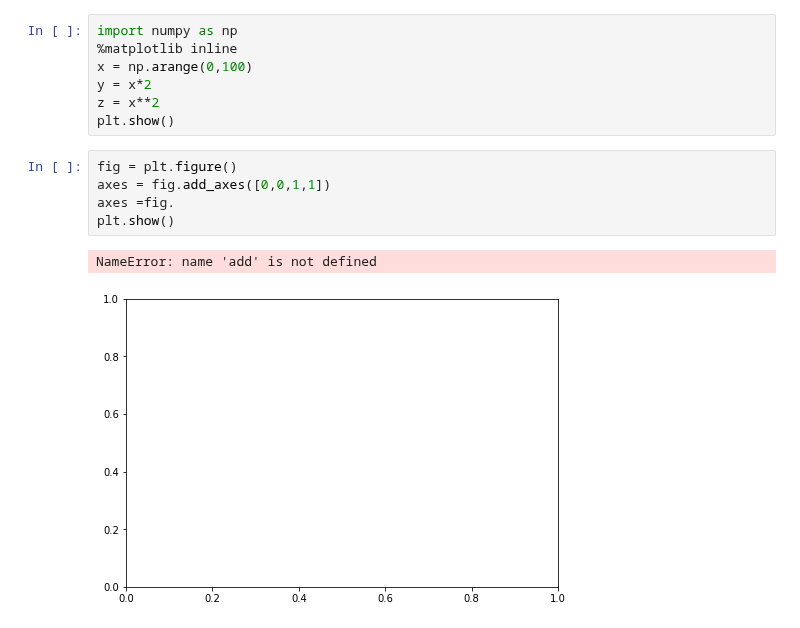
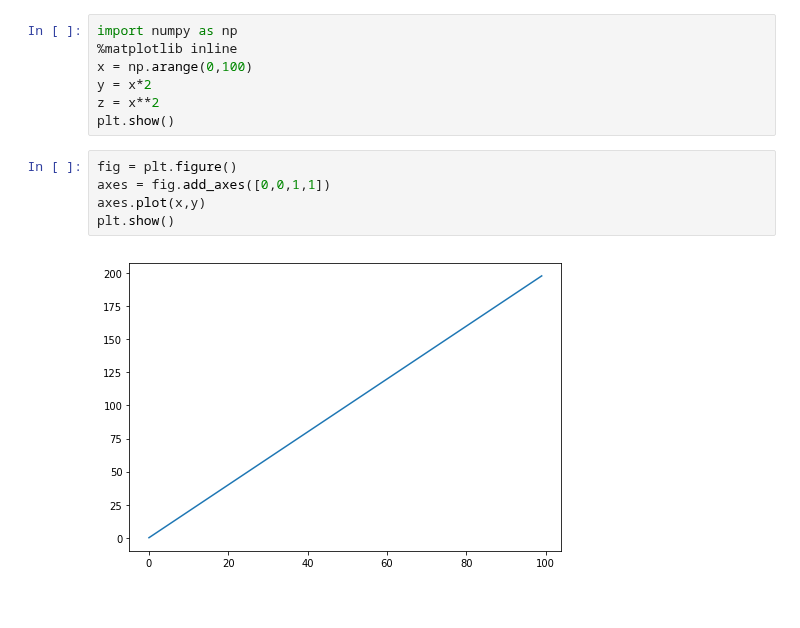
Before and after one commit to BrianAKass/Machine-Learning-Projects, a Jupyter notebook: PML Projects/04a - matplotlib exercises.ipynb, the cells around one changed output. Cells and saved outputs as stored; diff of their text form.

```diff
--- a/PML Projects/04a - matplotlib exercises.ipynb
+++ b/PML Projects/04a - matplotlib exercises.ipynb
@@ -8,8 +8,7 @@ plt.show()
 # %%
 fig = plt.figure()
 axes = fig.add_axes([0,0,1,1])
-axes =fig.
+axes.plot(x,y)
 plt.show()
 # %% [output]
-NameError: name 'add' is not defined
-[figure, old version]
+[figure, new version]
```
Also changed, not shown: parts of 7 cells of this notebook.
